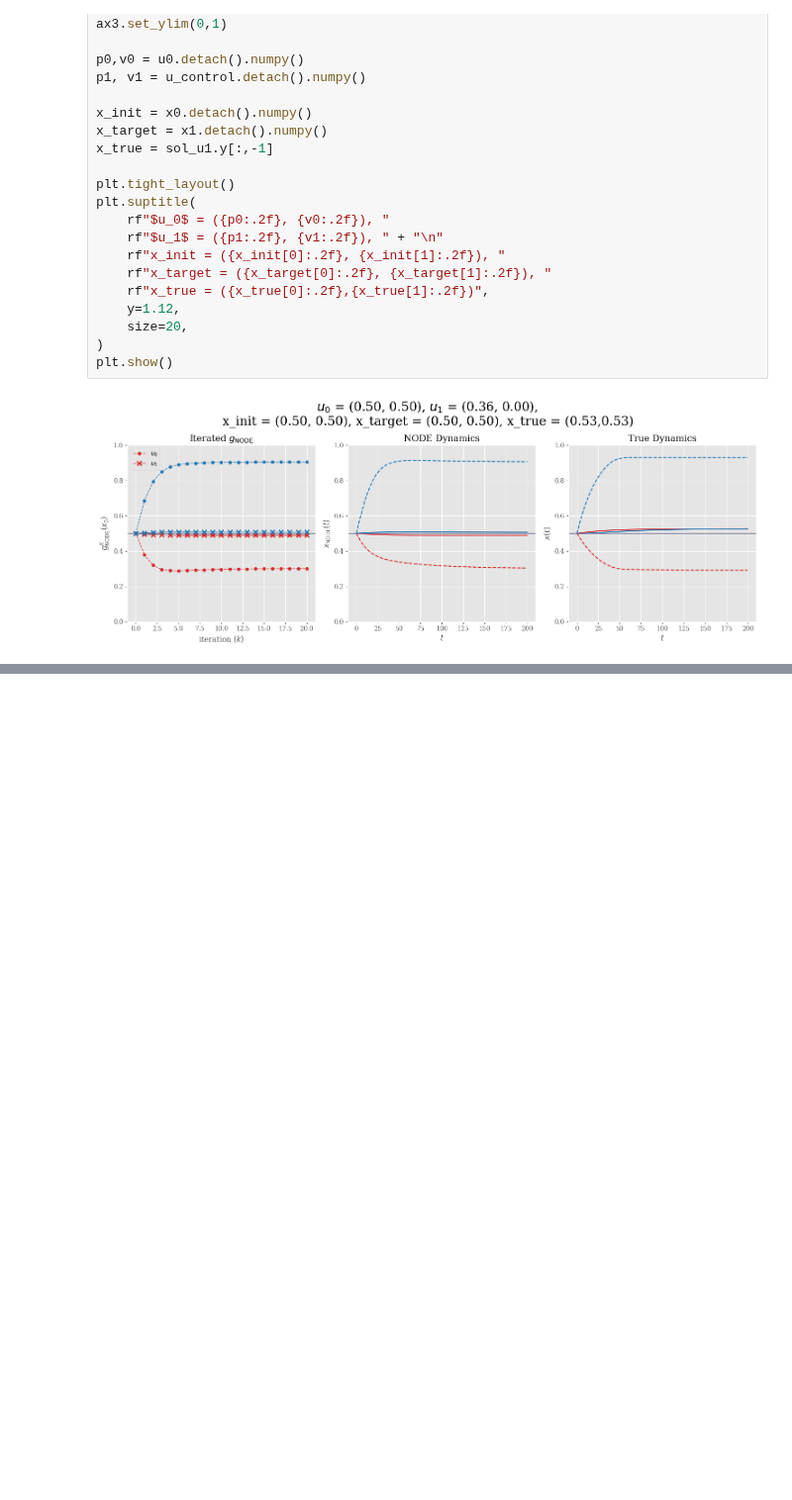
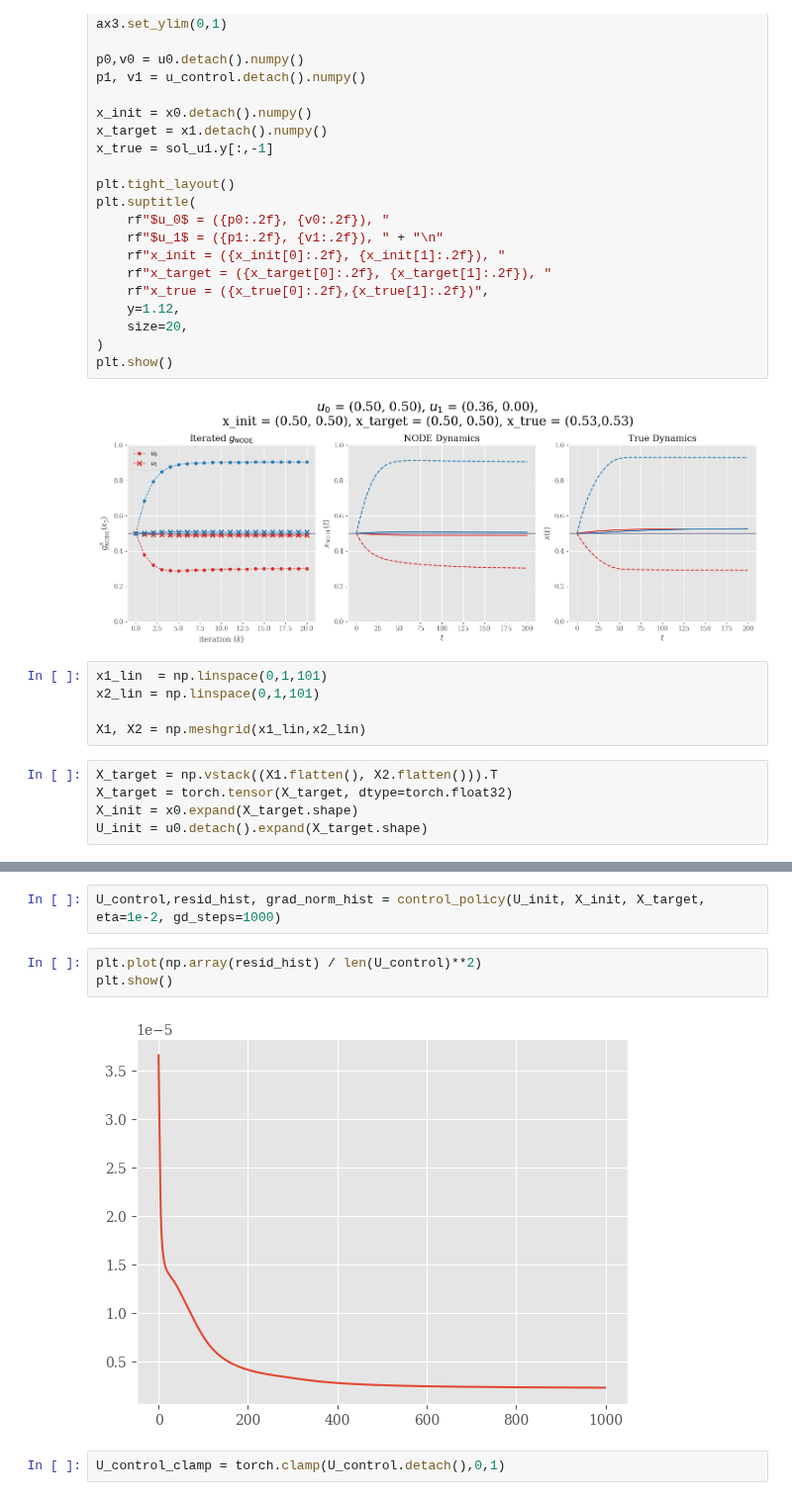
Before and after one commit to MalachiteWind/stable_node_control, a Jupyter notebook: results/mixing_tanks_batch_sweep/control_policy.ipynb, the cells around one changed output, grey strips where cells are left out. Shown at 99% size. Cells and saved outputs as stored; diff of their text form; blank space fills up the shorter version.

```diff
--- a/results/mixing_tanks_batch_sweep/control_policy.ipynb
+++ b/results/mixing_tanks_batch_sweep/control_policy.ipynb
@@ -885,3 +887,13 @@ plt.suptitle(
 plt.show()
 # %% [output]
 [figure]
+# %%
+x1_lin  = np.linspace(0,1,101)
+x2_lin = np.linspace(0,1,101)
+
+X1, X2 = np.meshgrid(x1_lin,x2_lin)
+# %%
+X_target = np.vstack((X1.flatten(), X2.flatten())).T
+X_target = torch.tensor(X_target, dtype=torch.float32)
+X_init = x0.expand(X_target.shape)
+U_init = u0.detach().expand(X_target.shape)
@@ -887,0 +910,9 @@ plt.show()
+# %%
+U_control,resid_hist, grad_norm_hist = control_policy(U_init, X_init, X_target, eta=1e-2, gd_steps=1000)
+# %%
+plt.plot(np.array(resid_hist) / len(U_control)**2)
+plt.show()
+# %% [output]
+[figure, added]
+# %%
+U_control_clamp = torch.clamp(U_control.detach(),0,1)
```
Also changed, not shown: parts of 10 cells of this notebook.
